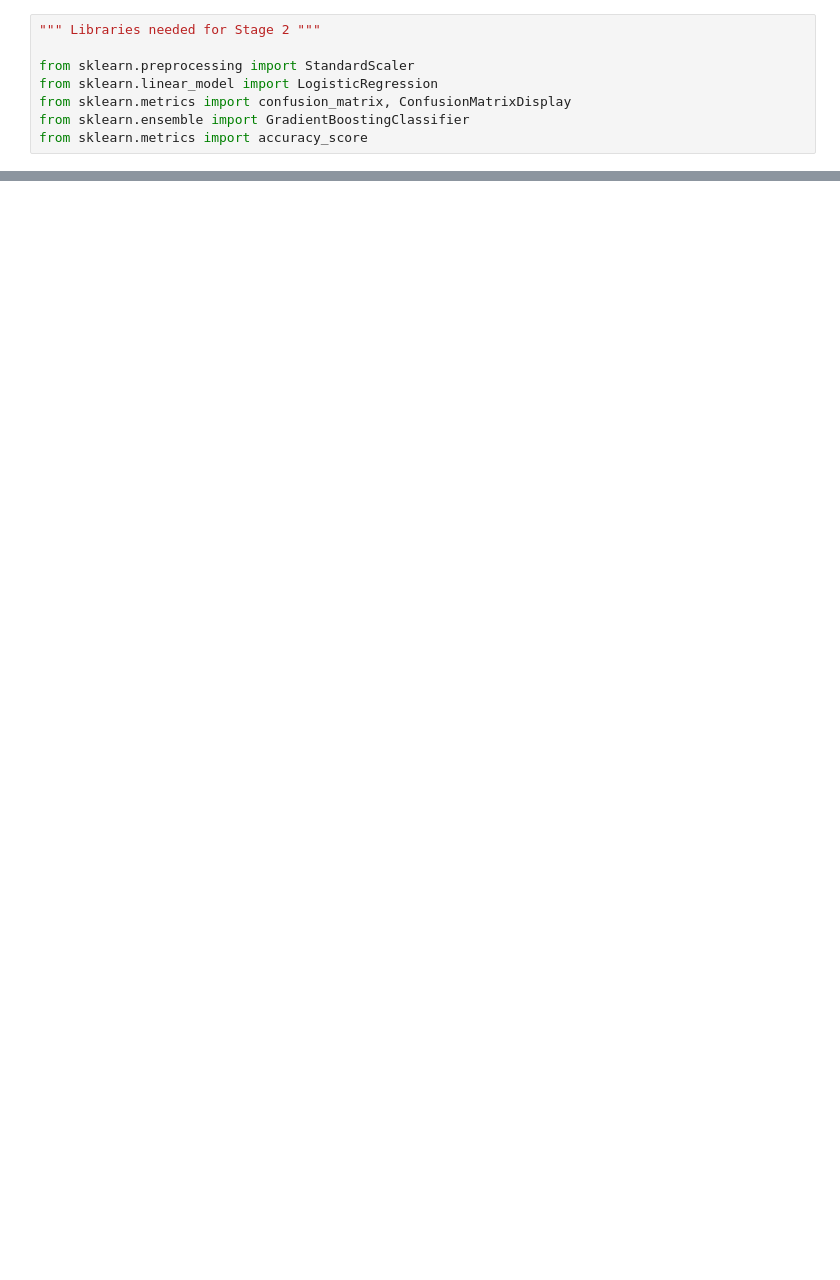
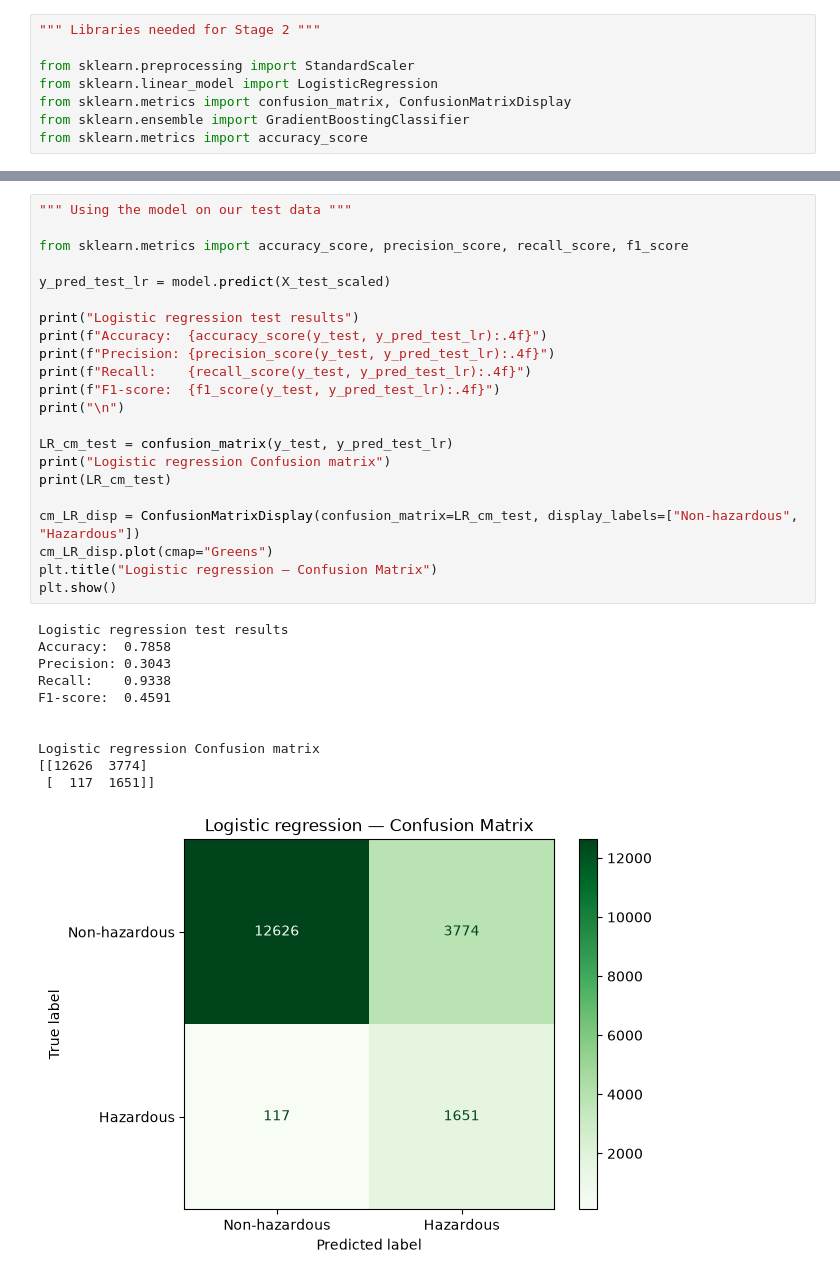
Before and after one commit to Funckin/ML_Project, a Jupyter notebook: notebooks/data_check.ipynb, the cells around one changed output, grey strips where cells are left out. Drawn from its saved outputs; the diff is of its cells as text; blank space fills up the shorter version.

```diff
--- a/notebooks/data_check.ipynb
+++ b/notebooks/data_check.ipynb
@@ -375,0 +493,34 @@ plt.show()
+# %%
+""" Using the model on our test data """
+
+from sklearn.metrics import accuracy_score, precision_score, recall_score, f1_score
+
+y_pred_test_lr = model.predict(X_test_scaled)
+
+print("Logistic regression test results")
+print(f"Accuracy:  {accuracy_score(y_test, y_pred_test_lr):.4f}")
+print(f"Precision: {precision_score(y_test, y_pred_test_lr):.4f}")
+print(f"Recall:    {recall_score(y_test, y_pred_test_lr):.4f}")
+print(f"F1-score:  {f1_score(y_test, y_pred_test_lr):.4f}")
+print("\n")
+
+LR_cm_test = confusion_matrix(y_test, y_pred_test_lr)
+print("Logistic regression Confusion matrix")
+print(LR_cm_test)
+
+cm_LR_disp = ConfusionMatrixDisplay(confusion_matrix=LR_cm_test, display_labels=["Non-hazardous", "Hazardous"])
+cm_LR_disp.plot(cmap="Greens")
+plt.title("Logistic regression — Confusion Matrix")
+plt.show()
+# %% [output]
+Logistic regression test results
+Accuracy:  0.7858
+Precision: 0.3043
+Recall:    0.9338
+F1-score:  0.4591
+
+
+Logistic regression Confusion matrix
+[[12626  3774]
+ [  117  1651]]
+[figure, added]
```
Also changed, not shown: parts of 18 cells of this notebook, 5 other files.
